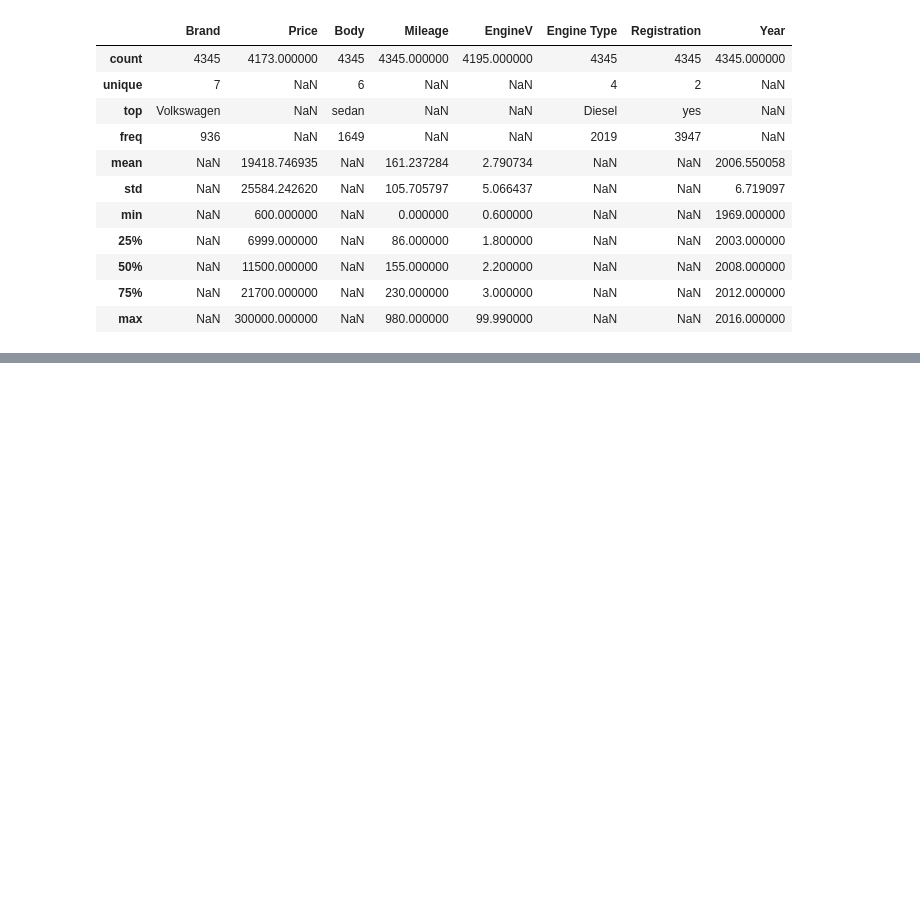
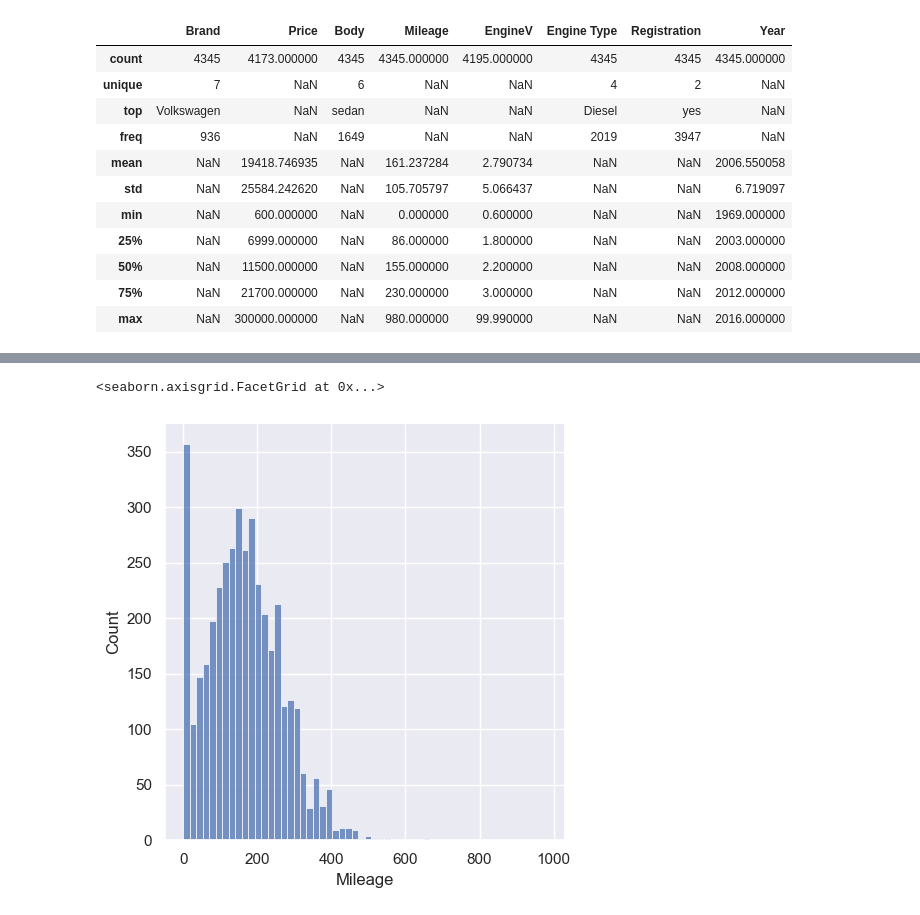
Before and after one commit to Kyotun/ML, a Jupyter notebook: car_price/main.ipynb, the cells around one changed output, grey strips where cells are left out. Drawn from its saved outputs; the diff is of its cells as text; code cells hidden in the pictures; blank space fills up the shorter version.

```diff
--- a/car_price/main.ipynb
+++ b/car_price/main.ipynb
@@ -50,0 +116,5 @@ data.describe(include='all')
+# %%
+sns.displot(data_no_mv['Mileage'])
+# %% [output]
+<seaborn.axisgrid.FacetGrid at 0x...>
+[figure, added]
```
Also changed, not shown: parts of 25 cells of this notebook.
